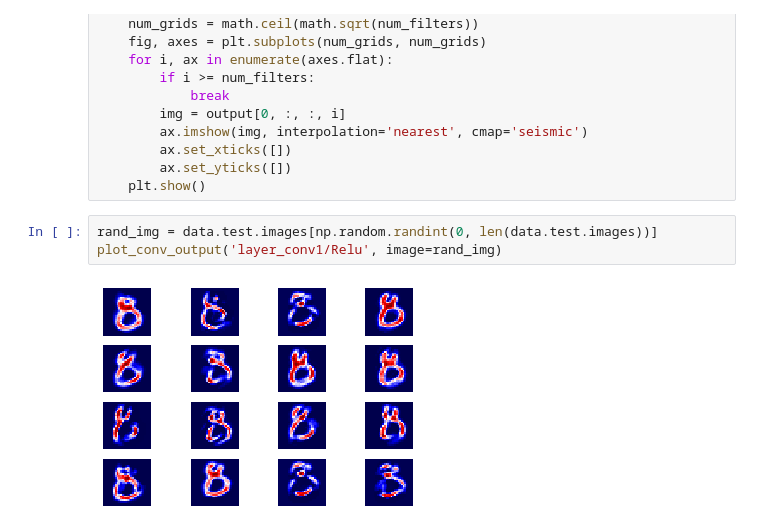
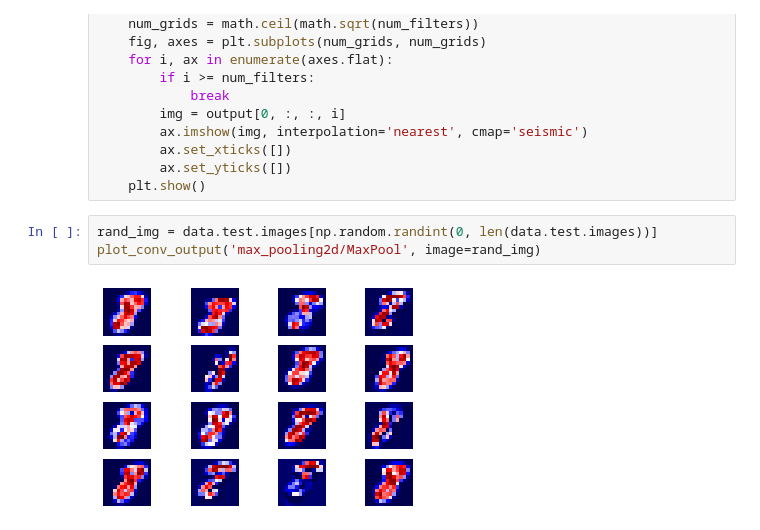
Before and after one commit to glasslion/TensorFlow-Tutorials, a Jupyter notebook: 03B_Layers_API_Exercise.ipynb, the cells around one changed output. Drawn from its saved outputs; the diff is of its cells as text.

Commit message:
Plot the output of the max-pooling layers instead of the conv-layers.

```diff
--- a/03B_Layers_API_Exercise.ipynb
+++ b/03B_Layers_API_Exercise.ipynb
@@ -332,9 +324,9 @@ def plot_conv_output(layer_name, image):
     plt.show()
 # %%
 rand_img = data.test.images[np.random.randint(0, len(data.test.images))]
-plot_conv_output('layer_conv1/Relu', image=rand_img)
+plot_conv_output('max_pooling2d/MaxPool', image=rand_img)
 # %% [output]
-[figure, old version]
+[figure, new version]
 # %%
 # List all tensors
 tf.get_default_graph().get_operations()
```
Also changed, not shown: parts of 9 cells of this notebook.
